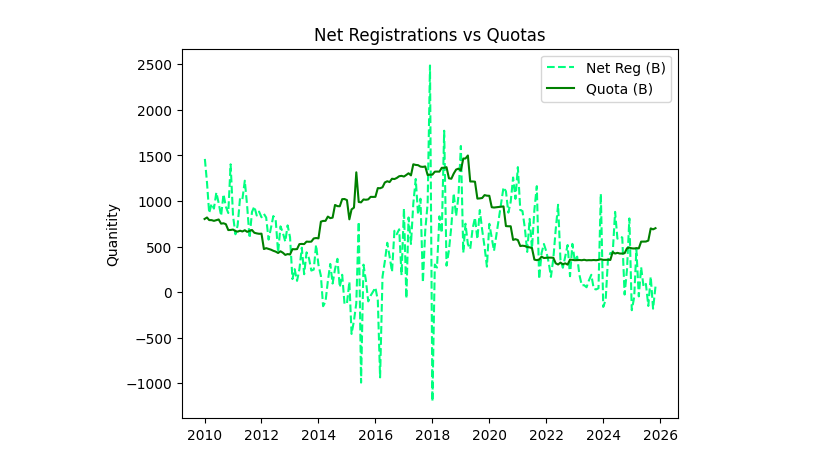
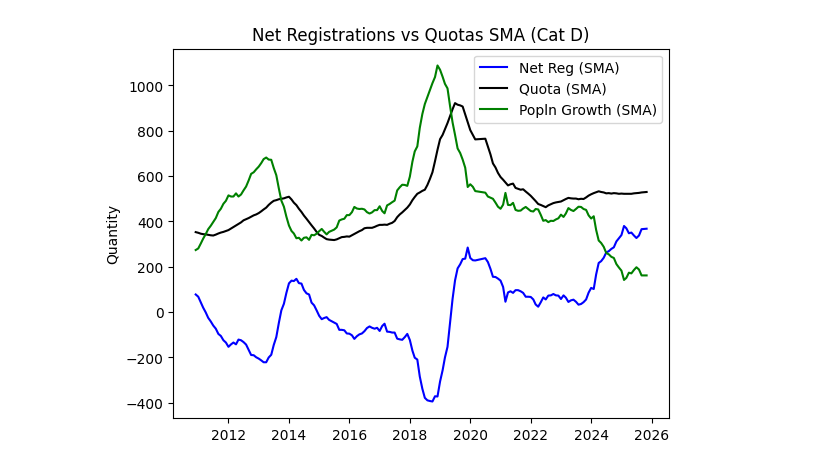
Before and after one commit to RaphaelTeo/coe-stat-analysis, a Jupyter notebook: main.ipynb, the cells around one changed output. Saved outputs shown, nothing was run; the diff lists cells and outputs as text; code cells hidden in the pictures.

```diff
--- a/main.ipynb
+++ b/main.ipynb
@@ -24,4 +14,10 @@ ValueError: unconverted data remains when parsing with format "%Y-%m": "-01", at
 # %%
+# For doing analysis against CPI
+cpi = pd.read_csv('data_processed/processed_cpi.csv')
+cpi['month'] = pd.to_datetime(cpi['month'], format='%Y-%m-%d', yearfirst=True) #convert to datetime
+coe = pd.read_csv('data_processed/processed_coe.csv')
+coe['month'] = pd.to_datetime(coe['month'], format='%Y-%m-%d', yearfirst=True) #convert to datetime
+
 # COE data subsets
 coe_a = coe.loc[coe['vehicle_class'] == 'Category A']
 coe_b = coe.loc[coe['vehicle_class'] == 'Category B']
@@ -144,19 +184,17 @@ net_registrations
 # %%
-x = net_registrations['month']
-#plt.plot(x, net_registrations['Net Category A'], label='Net Reg (A)', color='cornflowerblue',  linestyle='--')
-plt.plot(x, net_registrations['Net Category B'], label='Net Reg (B)', color='springgreen',  linestyle='--')
-#plt.plot(x, net_registrations['Net Category D'], label='Net Reg (D)', color='lightcoral',  linestyle='--')
-#plt.plot(x, df_coe_a_trim['quota'], label='Quota (A)', color='blue', linestyle='-')
-plt.plot(x, df_coe_b_trim['quota'], label='Quota (B)', color='green', linestyle='-')
-#plt.plot(x, df_coe_d_trim['quota'], label='Quota (D)', color='red', linestyle='-')
+# Plot Simple Moving Average of Net Registrations vs Quota
+x = net_registrations_trim['month']
+plt.plot(x, df_sma['net_reg_sma'], label='Net Reg (SMA)', color='blue', linestyle='-')
+plt.plot(x, df_sma['quota_sma'], label='Quota (SMA)', color='black', linestyle='-')
+plt.plot(x, df_sma['Popln Growth_sma'], label='Popln Growth (SMA)', color='green', linestyle='-')
 
-plt.title('Net Registrations vs Quotas')
-#plt.xlabel('Months')
-plt.ylabel('Quanitity')
+plt.title(f'Net Registrations vs Quotas SMA (Cat {category})')
+plt.ylabel('Quantity')
 plt.yscale('linear') # Set the y-axis to a linear scale
 plt.legend()
 plt.tick_params(axis='x', labelrotation=0)
 
+plt.savefig(f'Chart_Netreg_vs_Quota(SMA)_Cat{category}.png')
 plt.show()
 # %% [output]
-[figure, old version]
+[figure, new version]
```
Also changed, not shown: parts of 11 cells of this notebook, 16 other files.
